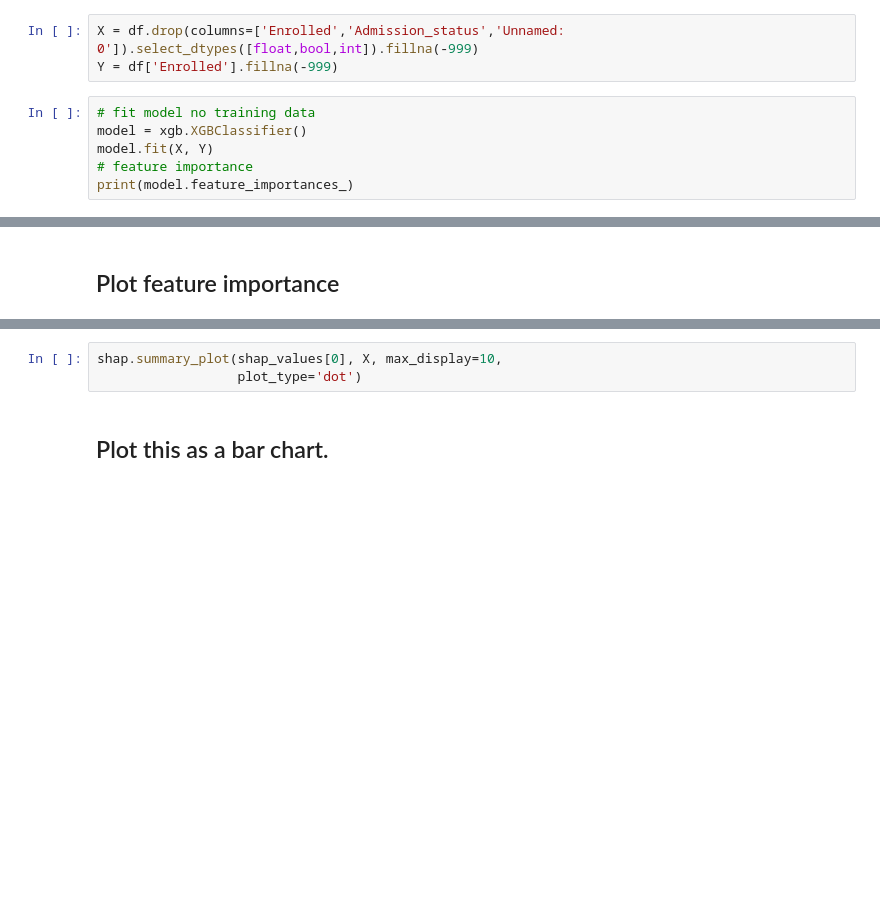
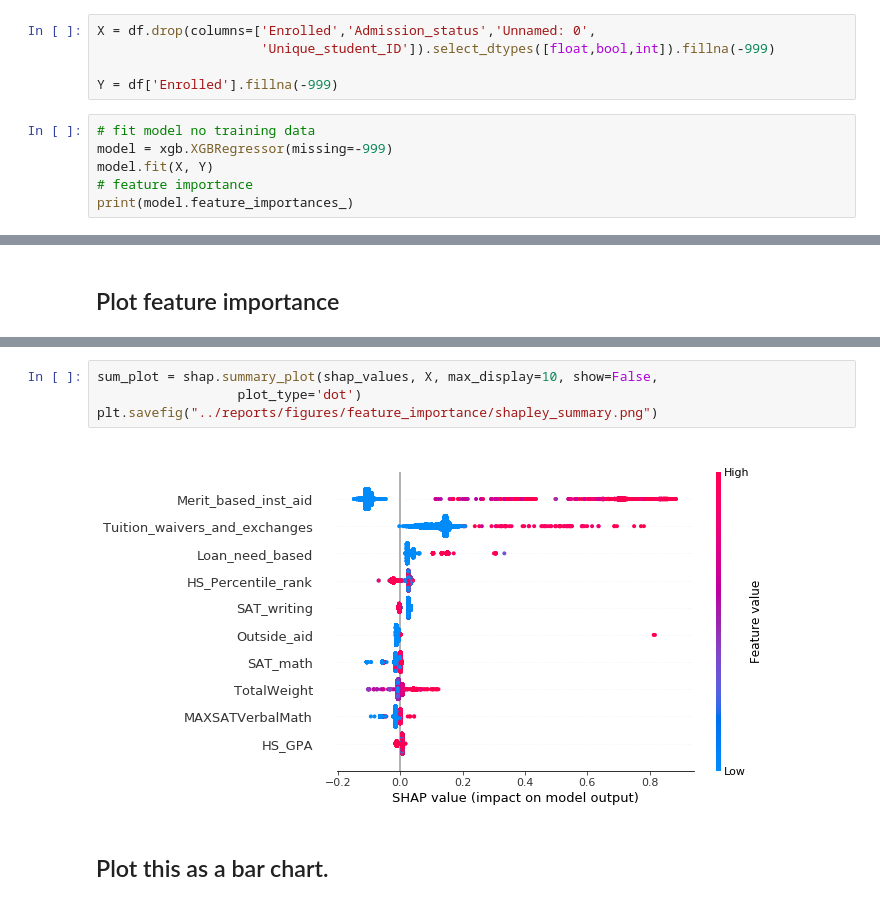
Before and after one commit to stibbs1998/Siena-Admissions-Internship, a Jupyter notebook: notebooks/014-st-feature_importance.ipynb, the cells around one changed output, grey strips where cells are left out. Drawn from its saved outputs; the diff is of its cells as text; blank space fills up the shorter version.

Commit message:
Updated XGBoost model.

```diff
--- a/notebooks/014-st-feature_importance.ipynb
+++ b/notebooks/014-st-feature_importance.ipynb
@@ -20,11 +20,13 @@ df = pd.read_csv('../data/processed/CriticalPath_Data_EM_Confidential_lessNoise.
 # %% [markdown]
 ## XGBoost Model to see which features most impact enrollment.
 # %%
-X = df.drop(columns=['Enrolled','Admission_status','Unnamed: 0']).select_dtypes([float,bool,int]).fillna(-999)
+X = df.drop(columns=['Enrolled','Admission_status','Unnamed: 0',
+                     'Unique_student_ID']).select_dtypes([float,bool,int]).fillna(-999)
+
 Y = df['Enrolled'].fillna(-999)
 # %%
 # fit model no training data
-model = xgb.XGBClassifier()
+model = xgb.XGBRegressor(missing=-999)
 model.fit(X, Y)
 # feature importance
 print(model.feature_importances_)
@@ -42,6 +70,9 @@ shap_values = explainer.shap_values(X)
 # %%
-shap.summary_plot(shap_values[0], X, max_display=10,
+sum_plot = shap.summary_plot(shap_values, X, max_display=10, show=False,
                   plot_type='dot')
+plt.savefig("../reports/figures/feature_importance/shapley_summary.png")
+# %% [output]
+[figure, added]
 # %% [markdown]
 ## Plot this as a bar chart.
 # %%
```
Also changed, not shown: parts of 8 cells of this notebook, 5 other files.
